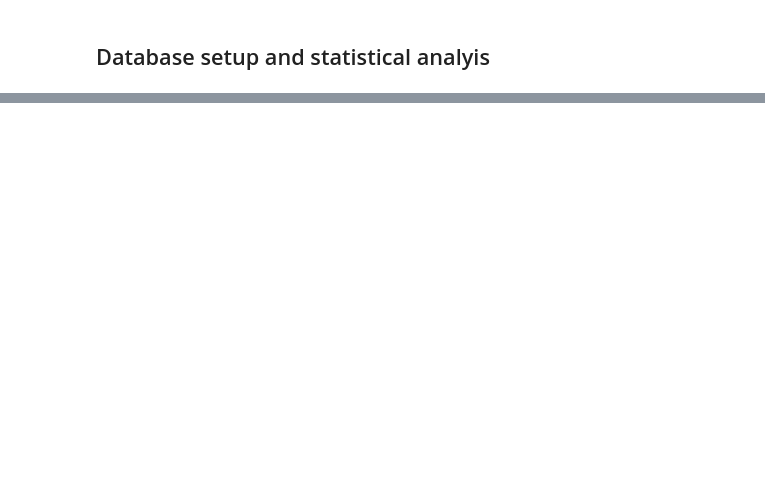
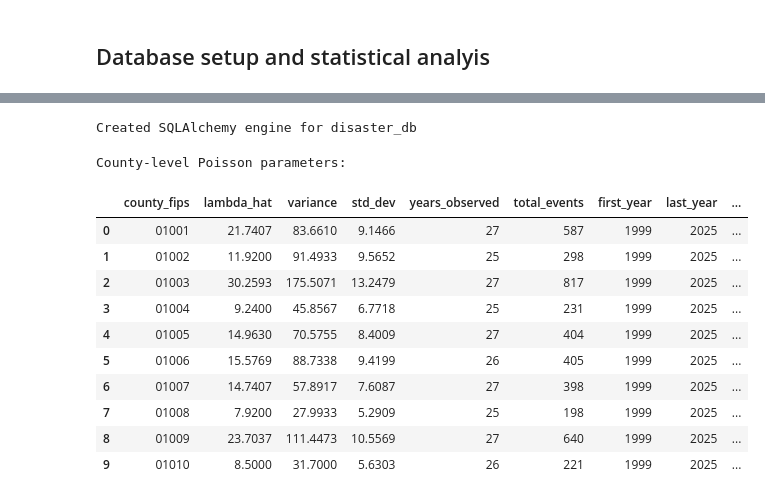
Before and after one commit to abdbtech/capstone, a Jupyter notebook: database_stats_breadboard.ipynb, the cells around one changed output, grey strips where cells are left out. Cells and saved outputs as stored; diff of their text form; code cells hidden in the pictures; blank space fills up the shorter version.

```diff
--- a/database_stats_breadboard.ipynb
+++ b/database_stats_breadboard.ipynb
@@ -77,0 +170,45 @@ display(pivot_schema)
+# %%
+# Load the NOAA data into a DataFrame for analysis
+df_noaa = dbt.query("SELECT * FROM \"NOAA_STORM_EVENTS\" ORDER BY county_fips, year")
+# %% [output]
+Created SQLAlchemy engine for disaster_db
+# %%
+# Calculate lambda (average annual event rate) for each county
+county_lambdas = df_noaa.groupby('county_fips').agg({
+    'event_count': ['mean', 'var', 'std', 'count', 'sum'],
+    'year': ['min', 'max']
+}).round(4)
+
+# Flatten column names
+county_lambdas.columns = ['_'.join(col).strip() for col in county_lambdas.columns]
+county_lambdas = county_lambdas.reset_index()
+
+# Rename for clarity
+county_lambdas.rename(columns={
+    'event_count_mean': 'lambda_hat',
+    'event_count_var': 'variance',
+    'event_count_std': 'std_dev',
+    'event_count_count': 'years_observed',
+    'event_count_sum': 'total_events',
+    'year_min': 'first_year',
+    'year_max': 'last_year'
+}, inplace=True)
+
+# Calculate overdispersion ratio (variance/mean)
+county_lambdas['overdispersion_ratio'] = county_lambdas['variance'] / county_lambdas['lambda_hat']
+
+print("County-level Poisson parameters:")
+display(county_lambdas.head(10))
+# %% [output]
+County-level Poisson parameters:
+|  | county_fips | lambda_hat | variance | std_dev | years_observed | total_events | first_year | last_year | ... |
+| 0 | 01001 | 21.7407 | 83.6610 | 9.1466 | 27 | 587 | 1999 | 2025 | ... |
+| 1 | 01002 | 11.9200 | 91.4933 | 9.5652 | 25 | 298 | 1999 | 2025 | ... |
+| 2 | 01003 | 30.2593 | 175.5071 | 13.2479 | 27 | 817 | 1999 | 2025 | ... |
+| 3 | 01004 | 9.2400 | 45.8567 | 6.7718 | 25 | 231 | 1999 | 2025 | ... |
+| 4 | 01005 | 14.9630 | 70.5755 | 8.4009 | 27 | 404 | 1999 | 2025 | ... |
+| 5 | 01006 | 15.5769 | 88.7338 | 9.4199 | 26 | 405 | 1999 | 2025 | ... |
+| 6 | 01007 | 14.7407 | 57.8917 | 7.6087 | 27 | 398 | 1999 | 2025 | ... |
+| 7 | 01008 | 7.9200 | 27.9933 | 5.2909 | 25 | 198 | 1999 | 2025 | ... |
+| 8 | 01009 | 23.7037 | 111.4473 | 10.5569 | 27 | 640 | 1999 | 2025 | ... |
+| 9 | 01010 | 8.5000 | 31.7000 | 5.6303 | 26 | 221 | 1999 | 2025 | ... |
```
Also changed, not shown: parts of 19 cells of this notebook, 5 other files.
